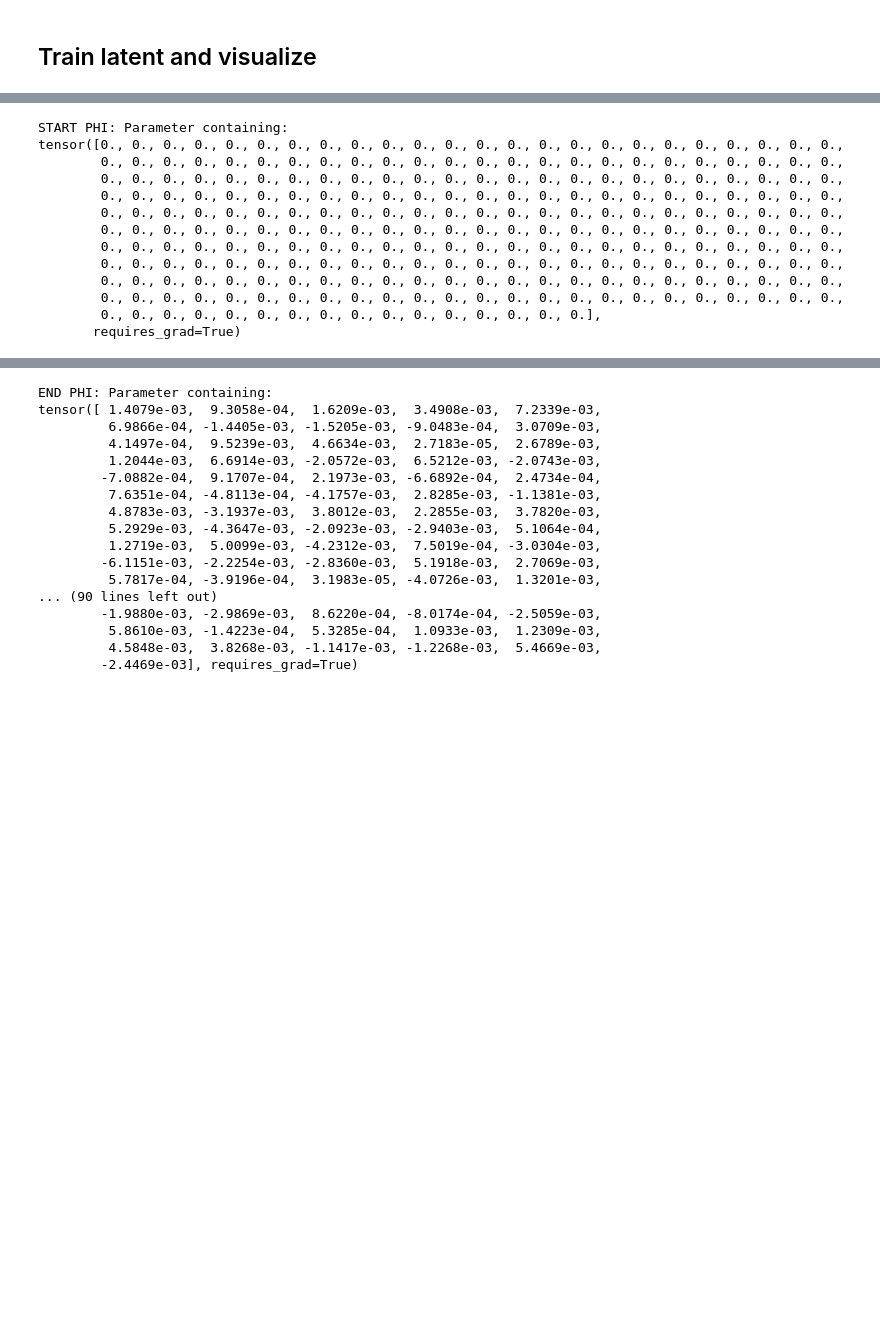
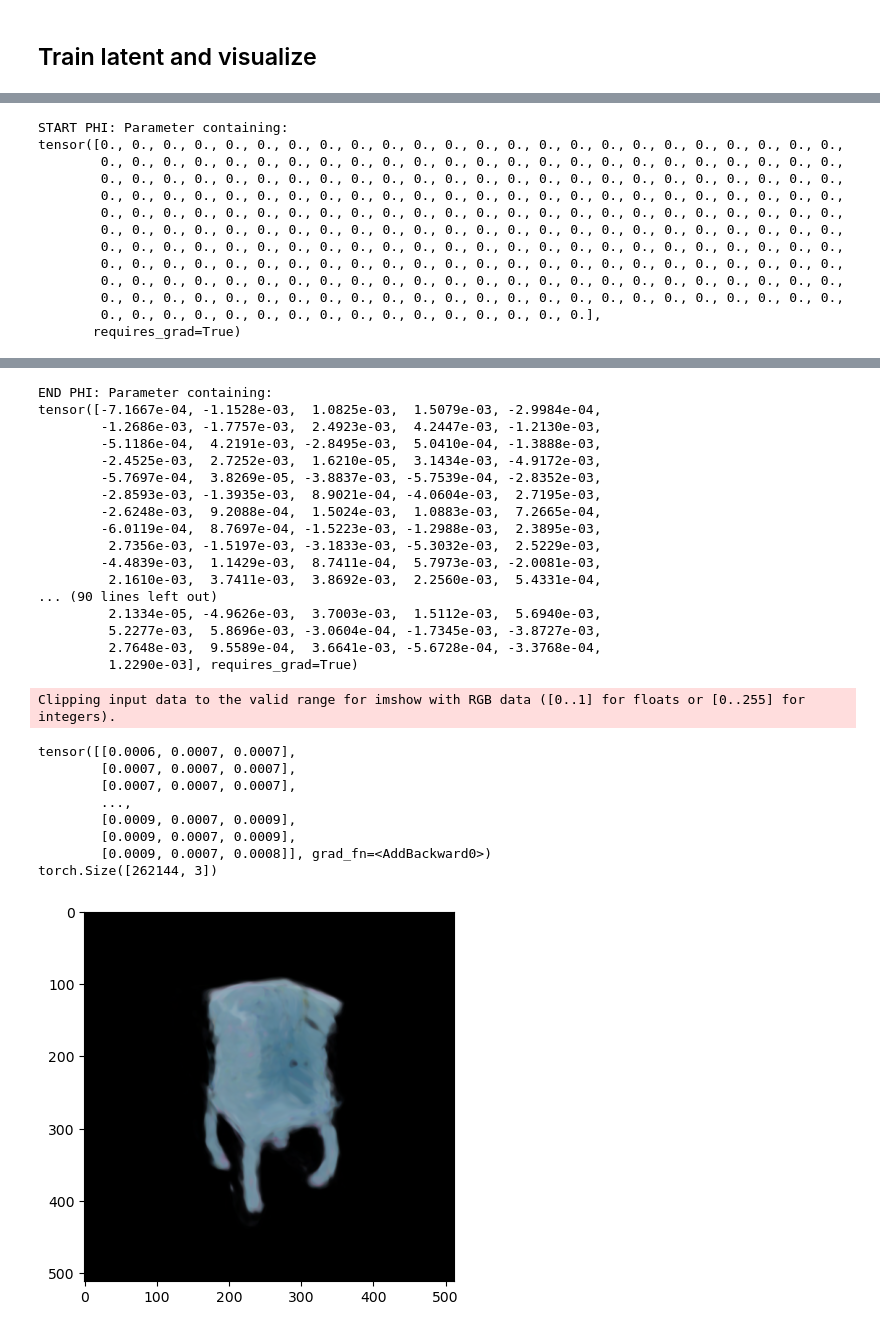
Before and after one commit to royvelich/functa, a Jupyter notebook: visualization.ipynb, the cells around one changed output, grey strips where cells are left out. Drawn from its saved outputs; the diff is of its cells as text; code cells hidden in the pictures; blank space fills up the shorter version.

```diff
--- a/visualization.ipynb
+++ b/visualization.ipynb
@@ -79,8 +83,9 @@ Clipping input data to the valid range for imshow with RGB data ([0..1] for floa
 batch = chairs.train_dataset[0]
 print(f"BEGIN OF TRAINING PHI {model.phi}")
 model.train_latent(batch)
+# model.train_latent((coords, pixels))
 print(f"END OF TRAINING PHI {model.phi}")
-coords = get_mgrid(512, 2)
+coords = get_mgrid(representation_dim, 2)
 
 output = model(coords)
 output = output * 0.5 + 0.5
@@ -89,7 +94,7 @@ print(output)
 print(output.shape)
 
 # Plot the image
-plt.imshow(output.view(512,512,3).detach().numpy())
+plt.imshow(output.view(representation_dim, representation_dim, 3).detach().numpy())
 
 plt.show()
 # %% [output]
@@ -160,17 +161,27 @@ tensor([ 1.0903e-03, -1.9074e-04,  2.5616e-03,  4.0101e-03,  5.8303e-03,
 END PHI: Parameter containing:
-tensor([ 1.4079e-03,  9.3058e-04,  1.6209e-03,  3.4908e-03,  7.2339e-03,
-         6.9866e-04, -1.4405e-03, -1.5205e-03, -9.0483e-04,  3.0709e-03,
-         4.1497e-04,  9.5239e-03,  4.6634e-03,  2.7183e-05,  2.6789e-03,
-         1.2044e-03,  6.6914e-03, -2.0572e-03,  6.5212e-03, -2.0743e-03,
-        -7.0882e-04,  9.1707e-04,  2.1973e-03, -6.6892e-04,  2.4734e-04,
-         7.6351e-04, -4.8113e-04, -4.1757e-03,  2.8285e-03, -1.1381e-03,
-         4.8783e-03, -3.1937e-03,  3.8012e-03,  2.2855e-03,  3.7820e-03,
-         5.2929e-03, -4.3647e-03, -2.0923e-03, -2.9403e-03,  5.1064e-04,
-         1.2719e-03,  5.0099e-03, -4.2312e-03,  7.5019e-04, -3.0304e-03,
-        -6.1151e-03, -2.2254e-03, -2.8360e-03,  5.1918e-03,  2.7069e-03,
-         5.7817e-04, -3.9196e-04,  3.1983e-05, -4.0726e-03,  1.3201e-03,
+tensor([-7.1667e-04, -1.1528e-03,  1.0825e-03,  1.5079e-03, -2.9984e-04,
+        -1.2686e-03, -1.7757e-03,  2.4923e-03,  4.2447e-03, -1.2130e-03,
+        -5.1186e-04,  4.2191e-03, -2.8495e-03,  5.0410e-04, -1.3888e-03,
+        -2.4525e-03,  2.7252e-03,  1.6210e-05,  3.1434e-03, -4.9172e-03,
+        -5.7697e-04,  3.8269e-05, -3.8837e-03, -5.7539e-04, -2.8352e-03,
+        -2.8593e-03, -1.3935e-03,  8.9021e-04, -4.0604e-03,  2.7195e-03,
+        -2.6248e-03,  9.2088e-04,  1.5024e-03,  1.0883e-03,  7.2665e-04,
+        -6.0119e-04,  8.7697e-04, -1.5223e-03, -1.2988e-03,  2.3895e-03,
+         2.7356e-03, -1.5197e-03, -3.1833e-03, -5.3032e-03,  2.5229e-03,
+        -4.4839e-03,  1.1429e-03,  8.7411e-04,  5.7973e-03, -2.0081e-03,
+         2.1610e-03,  3.7411e-03,  3.8692e-03,  2.2560e-03,  5.4331e-04,
 ... (90 lines left out)
-        -1.9880e-03, -2.9869e-03,  8.6220e-04, -8.0174e-04, -2.5059e-03,
-         5.8610e-03, -1.4223e-04,  5.3285e-04,  1.0933e-03,  1.2309e-03,
-         4.5848e-03,  3.8268e-03, -1.1417e-03, -1.2268e-03,  5.4669e-03,
-        -2.4469e-03], requires_grad=True)
+         2.1334e-05, -4.9626e-03,  3.7003e-03,  1.5112e-03,  5.6940e-03,
+         5.2277e-03,  5.8696e-03, -3.0604e-04, -1.7345e-03, -3.8727e-03,
+         2.7648e-03,  9.5589e-04,  3.6641e-03, -5.6728e-04, -3.3768e-04,
+         1.2290e-03], requires_grad=True)
+Clipping input data to the valid range for imshow with RGB data ([0..1] for floats or [0..255] for integers).
+tensor([[0.0006, 0.0007, 0.0007],
+        [0.0007, 0.0007, 0.0007],
+        [0.0007, 0.0007, 0.0007],
+        ...,
+        [0.0009, 0.0007, 0.0009],
+        [0.0009, 0.0007, 0.0009],
+        [0.0009, 0.0007, 0.0008]], grad_fn=<AddBackward0>)
+torch.Size([262144, 3])
+[figure, added]
```
Also changed, not shown: parts of 4 cells of this notebook, 6 other files.
